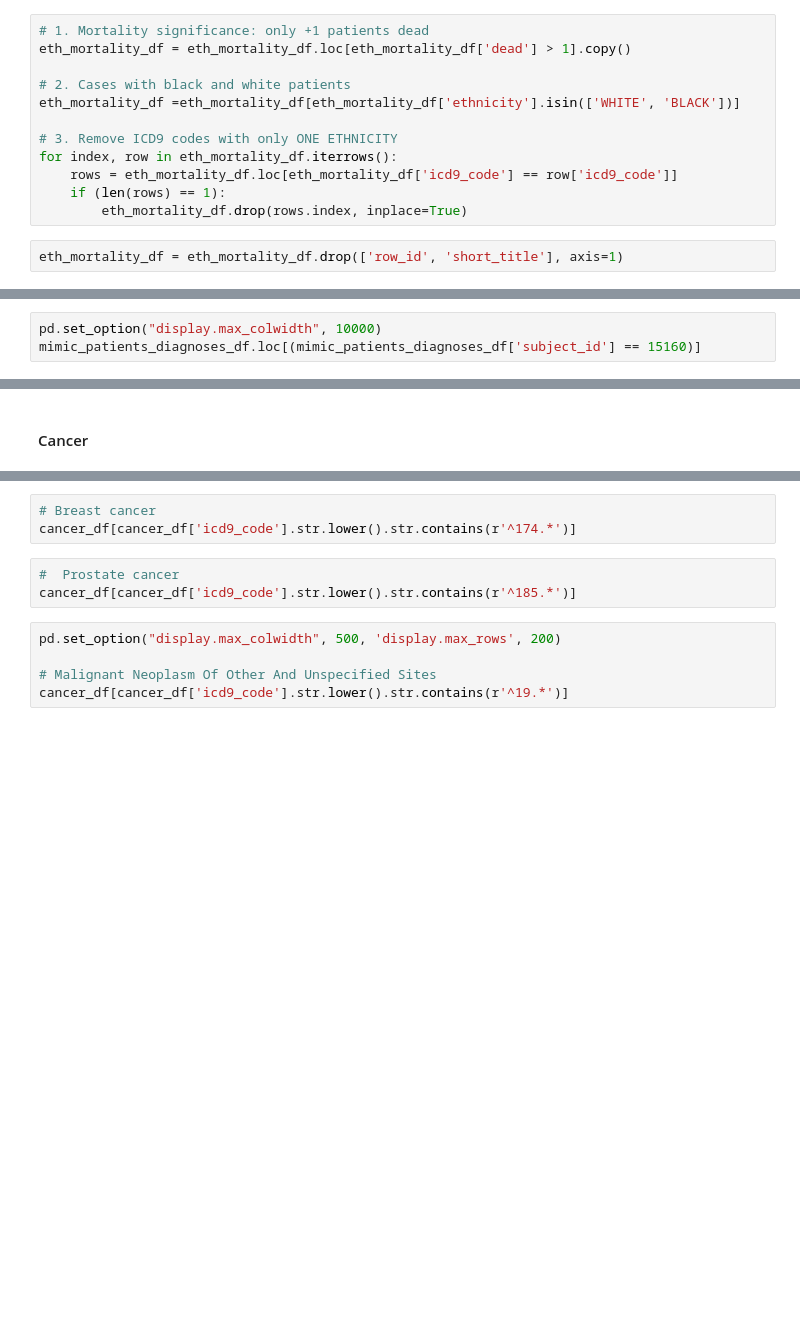
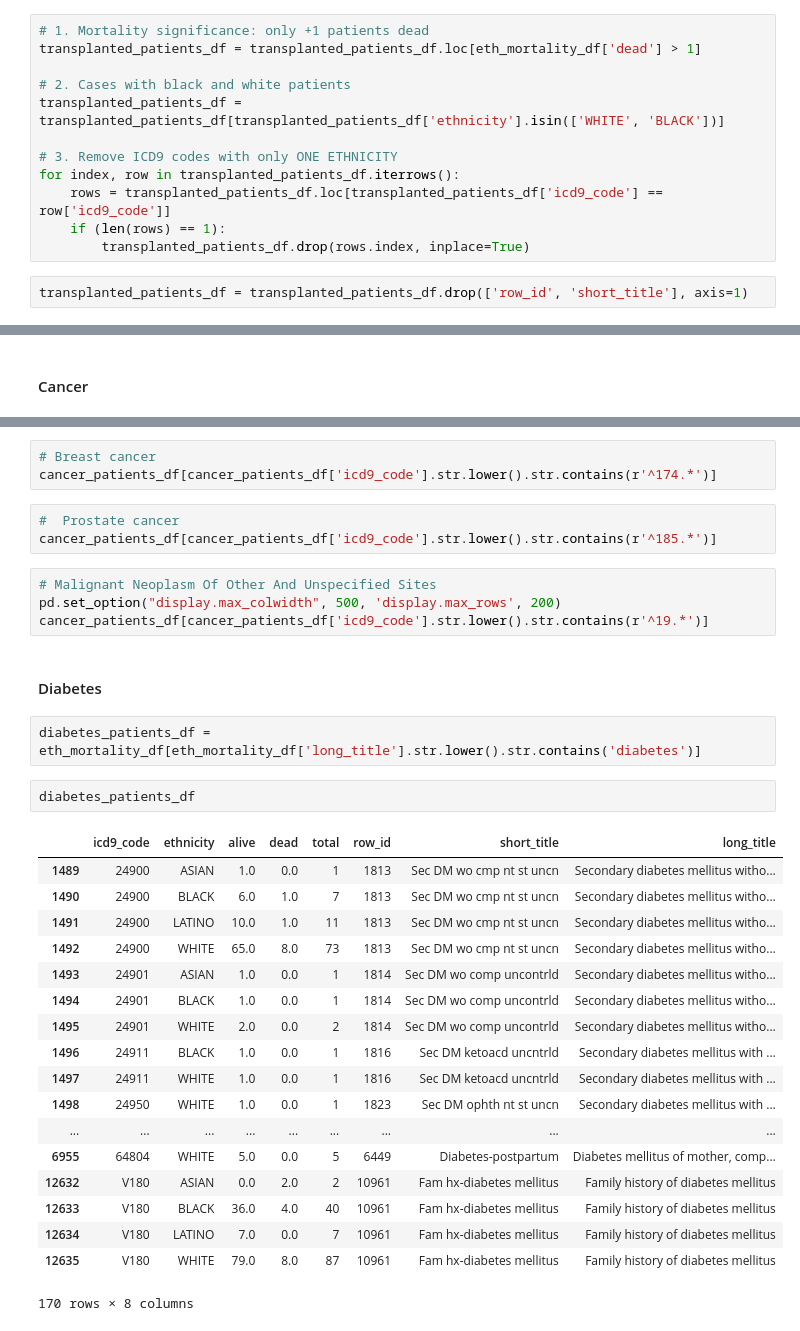
Before and after one commit to bseewald/fairness-ml-health, a Jupyter notebook: notebooks/mimic-iii/transplants/Transplants_Cancer_ethnicity.ipynb, the cells around one changed output, grey strips where cells are left out. Drawn from its saved outputs; the diff is of its cells as text; blank space fills up the shorter version.

```diff
--- a/notebooks/mimic-iii/transplants/Transplants_Cancer_ethnicity.ipynb
+++ b/notebooks/mimic-iii/transplants/Transplants_Cancer_ethnicity.ipynb
@@ -115,16 +121,16 @@ eth_mortality_df = eth_mortality_df[eth_mortality_df['long_title'].str.lower().s
 # %%
 # 1. Mortality significance: only +1 patients dead
-eth_mortality_df = eth_mortality_df.loc[eth_mortality_df['dead'] > 1].copy()
+transplanted_patients_df = transplanted_patients_df.loc[eth_mortality_df['dead'] > 1]
 
 # 2. Cases with black and white patients
-eth_mortality_df =eth_mortality_df[eth_mortality_df['ethnicity'].isin(['WHITE', 'BLACK'])]
+transplanted_patients_df = transplanted_patients_df[transplanted_patients_df['ethnicity'].isin(['WHITE', 'BLACK'])]
 
 # 3. Remove ICD9 codes with only ONE ETHNICITY
-for index, row in eth_mortality_df.iterrows():
-    rows = eth_mortality_df.loc[eth_mortality_df['icd9_code'] == row['icd9_code']]
+for index, row in transplanted_patients_df.iterrows():
+    rows = transplanted_patients_df.loc[transplanted_patients_df['icd9_code'] == row['icd9_code']]
     if (len(rows) == 1):
-        eth_mortality_df.drop(rows.index, inplace=True)
+        transplanted_patients_df.drop(rows.index, inplace=True)
 # %%
-eth_mortality_df = eth_mortality_df.drop(['row_id', 'short_title'], axis=1)
+transplanted_patients_df = transplanted_patients_df.drop(['row_id', 'short_title'], axis=1)
 # %%
 pd.set_option("display.max_colwidth", 500, 'display.max_rows', 100)
@@ -206,3 +191,0 @@ transplant_ids
-# %%
-pd.set_option("display.max_colwidth", 10000)
-mimic_patients_diagnoses_df.loc[(mimic_patients_diagnoses_df['subject_id'] == 15160)]
@@ -251,11 +212,35 @@ cancer_df = cancer_df.drop(['row_id', 'short_title'], axis=1)
 # %%
 # Breast cancer
-cancer_df[cancer_df['icd9_code'].str.lower().str.contains(r'^174.*')]
+cancer_patients_df[cancer_patients_df['icd9_code'].str.lower().str.contains(r'^174.*')]
 # %%
 #  Prostate cancer
-cancer_df[cancer_df['icd9_code'].str.lower().str.contains(r'^185.*')]
+cancer_patients_df[cancer_patients_df['icd9_code'].str.lower().str.contains(r'^185.*')]
 # %%
+# Malignant Neoplasm Of Other And Unspecified Sites
 pd.set_option("display.max_colwidth", 500, 'display.max_rows', 200)
-
-# Malignant Neoplasm Of Other And Unspecified Sites
-cancer_df[cancer_df['icd9_code'].str.lower().str.contains(r'^19.*')]
+cancer_patients_df[cancer_patients_df['icd9_code'].str.lower().str.contains(r'^19.*')]
+# %% [markdown]
+#### Diabetes
+# %%
+diabetes_patients_df = eth_mortality_df[eth_mortality_df['long_title'].str.lower().str.contains('diabetes')]
+# %%
+diabetes_patients_df
+# %% [output]
+|  | icd9_code | ethnicity | alive | dead | total | row_id | short_title | long_title |
+| 1489 | 24900 | ASIAN | 1.0 | 0.0 | 1 | 1813 | Sec DM wo cmp nt st uncn | Secondary diabetes mellitus witho... |
+| 1490 | 24900 | BLACK | 6.0 | 1.0 | 7 | 1813 | Sec DM wo cmp nt st uncn | Secondary diabetes mellitus witho... |
+| 1491 | 24900 | LATINO | 10.0 | 1.0 | 11 | 1813 | Sec DM wo cmp nt st uncn | Secondary diabetes mellitus witho... |
+| 1492 | 24900 | WHITE | 65.0 | 8.0 | 73 | 1813 | Sec DM wo cmp nt st uncn | Secondary diabetes mellitus witho... |
+| 1493 | 24901 | ASIAN | 1.0 | 0.0 | 1 | 1814 | Sec DM wo comp uncontrld | Secondary diabetes mellitus witho... |
+| 1494 | 24901 | BLACK | 1.0 | 0.0 | 1 | 1814 | Sec DM wo comp uncontrld | Secondary diabetes mellitus witho... |
+| 1495 | 24901 | WHITE | 2.0 | 0.0 | 2 | 1814 | Sec DM wo comp uncontrld | Secondary diabetes mellitus witho... |
+| 1496 | 24911 | BLACK | 1.0 | 0.0 | 1 | 1816 | Sec DM ketoacd uncntrld | Secondary diabetes mellitus with ... |
+| 1497 | 24911 | WHITE | 1.0 | 0.0 | 1 | 1816 | Sec DM ketoacd uncntrld | Secondary diabetes mellitus with ... |
+| 1498 | 24950 | WHITE | 1.0 | 0.0 | 1 | 1823 | Sec DM ophth nt st uncn | Secondary diabetes mellitus with ... |
+| ... | ... | ... | ... | ... | ... | ... | ... | ... |
+| 6955 | 64804 | WHITE | 5.0 | 0.0 | 5 | 6449 | Diabetes-postpartum | Diabetes mellitus of mother, comp... |
+| 12632 | V180 | ASIAN | 0.0 | 2.0 | 2 | 10961 | Fam hx-diabetes mellitus | Family history of diabetes mellitus |
+| 12633 | V180 | BLACK | 36.0 | 4.0 | 40 | 10961 | Fam hx-diabetes mellitus | Family history of diabetes mellitus |
+| 12634 | V180 | LATINO | 7.0 | 0.0 | 7 | 10961 | Fam hx-diabetes mellitus | Family history of diabetes mellitus |
+| 12635 | V180 | WHITE | 79.0 | 8.0 | 87 | 10961 | Fam hx-diabetes mellitus | Family history of diabetes mellitus |
+170 rows × 8 columns
```
Also changed, not shown: parts of 14 cells of this notebook.
